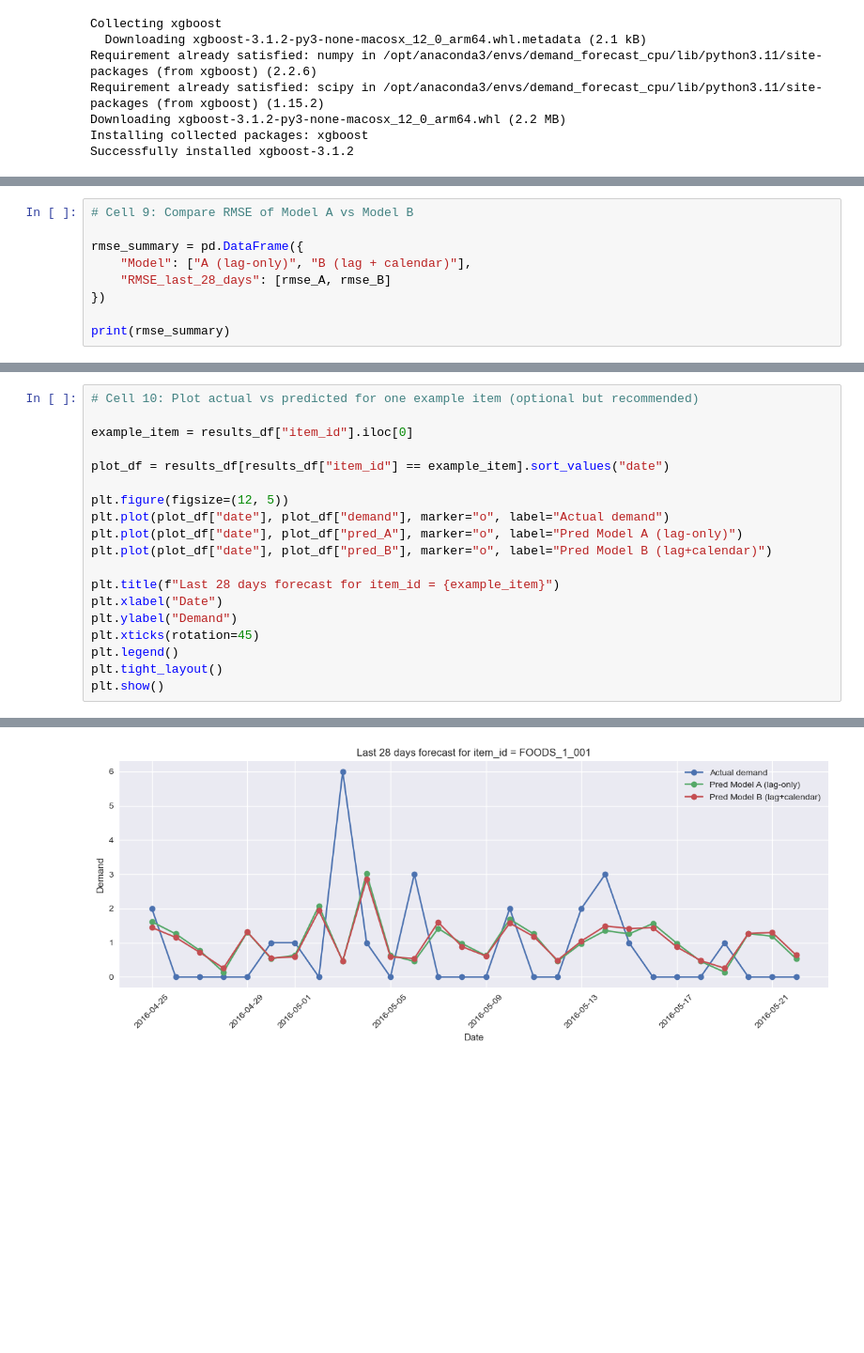
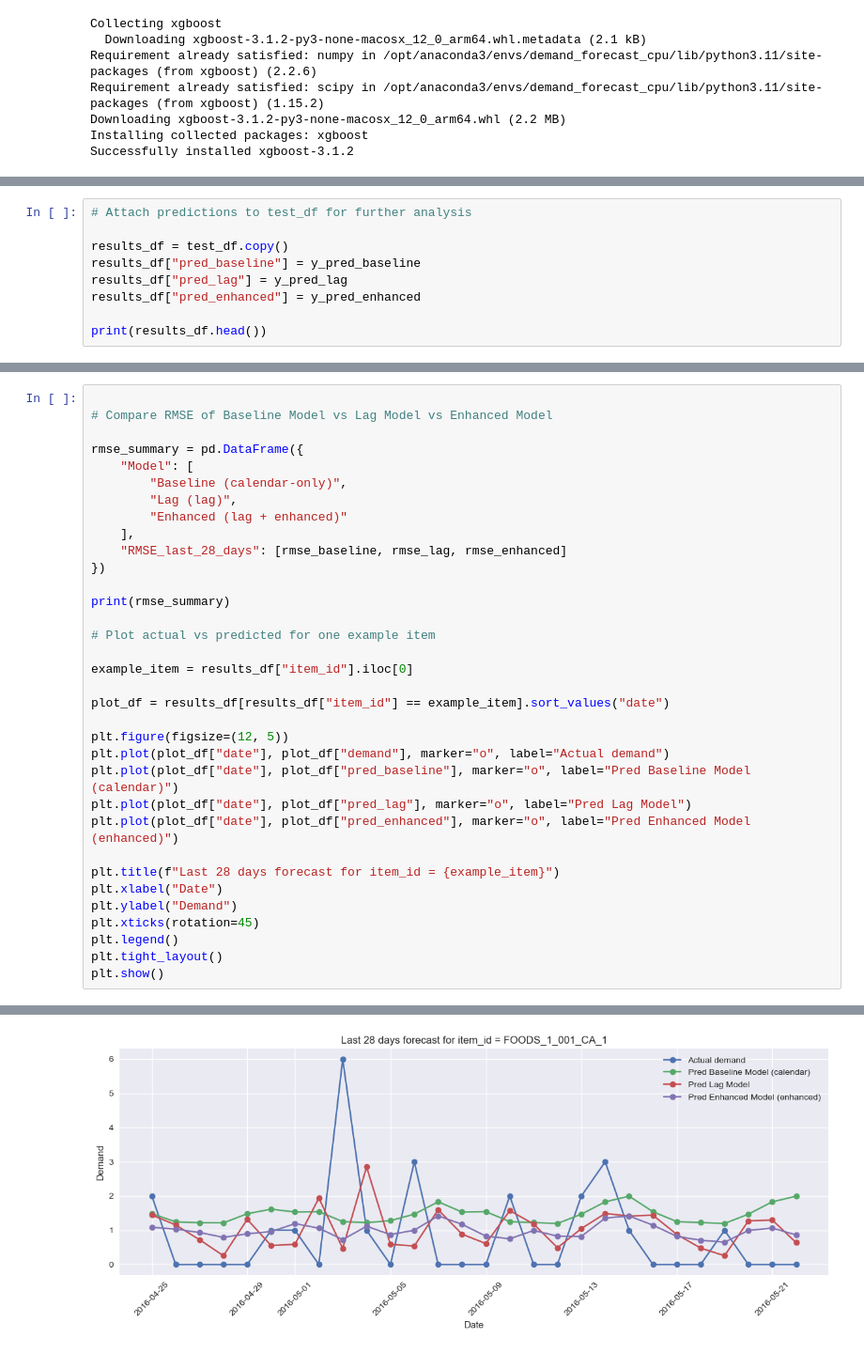
Before and after one commit to KaozhiChen/ADM_Project, a Jupyter notebook: XGBoost.ipynb, the cells around one changed output, grey strips where cells are left out. Shown at 94% size. Saved outputs shown, nothing was run; the diff lists cells and outputs as text; blank space fills up the shorter version.

```diff
--- a/XGBoost.ipynb
+++ b/XGBoost.ipynb
@@ -216,10 +243,10 @@ print(results_df.head())
 # %%
-# Cell 9: Compare RMSE of Model A vs Model B
+# Attach predictions to test_df for further analysis
 
-rmse_summary = pd.DataFrame({
-    "Model": ["A (lag-only)", "B (lag + calendar)"],
-    "RMSE_last_28_days": [rmse_A, rmse_B]
-})
+results_df = test_df.copy()
+results_df["pred_baseline"] = y_pred_baseline
+results_df["pred_lag"] = y_pred_lag
+results_df["pred_enhanced"] = y_pred_enhanced
 
-print(rmse_summary)
+print(results_df.head())
 # %% [output]
@@ -229,5 +270,19 @@ print(rmse_summary)
 # %%
-# Cell 10: Plot actual vs predicted for one example item (optional but recommended)
+
+# Compare RMSE of Baseline Model vs Lag Model vs Enhanced Model
+
+rmse_summary = pd.DataFrame({
+    "Model": [
+        "Baseline (calendar-only)",
+        "Lag (lag)",
+        "Enhanced (lag + enhanced)"
+    ],
+    "RMSE_last_28_days": [rmse_baseline, rmse_lag, rmse_enhanced]
+})
+
+print(rmse_summary)
+
+# Plot actual vs predicted for one example item
 
 example_item = results_df["item_id"].iloc[0]
 
@@ -235,8 +290,9 @@ plot_df = results_df[results_df["item_id"] == example_item].sort_values("date")
 
 plt.figure(figsize=(12, 5))
 plt.plot(plot_df["date"], plot_df["demand"], marker="o", label="Actual demand")
-plt.plot(plot_df["date"], plot_df["pred_A"], marker="o", label="Pred Model A (lag-only)")
-plt.plot(plot_df["date"], plot_df["pred_B"], marker="o", label="Pred Model B (lag+calendar)")
+plt.plot(plot_df["date"], plot_df["pred_baseline"], marker="o", label="Pred Baseline Model (calendar)")
+plt.plot(plot_df["date"], plot_df["pred_lag"], marker="o", label="Pred Lag Model")
+plt.plot(plot_df["date"], plot_df["pred_enhanced"], marker="o", label="Pred Enhanced Model (enhanced)")
 
 plt.title(f"Last 28 days forecast for item_id = {example_item}")
 plt.xlabel("Date")
@@ -249 +309 @@ plt.show()
-[figure, old version]
+[figure, new version]
```
Also changed, not shown: parts of 10 cells of this notebook, 2 other files.
